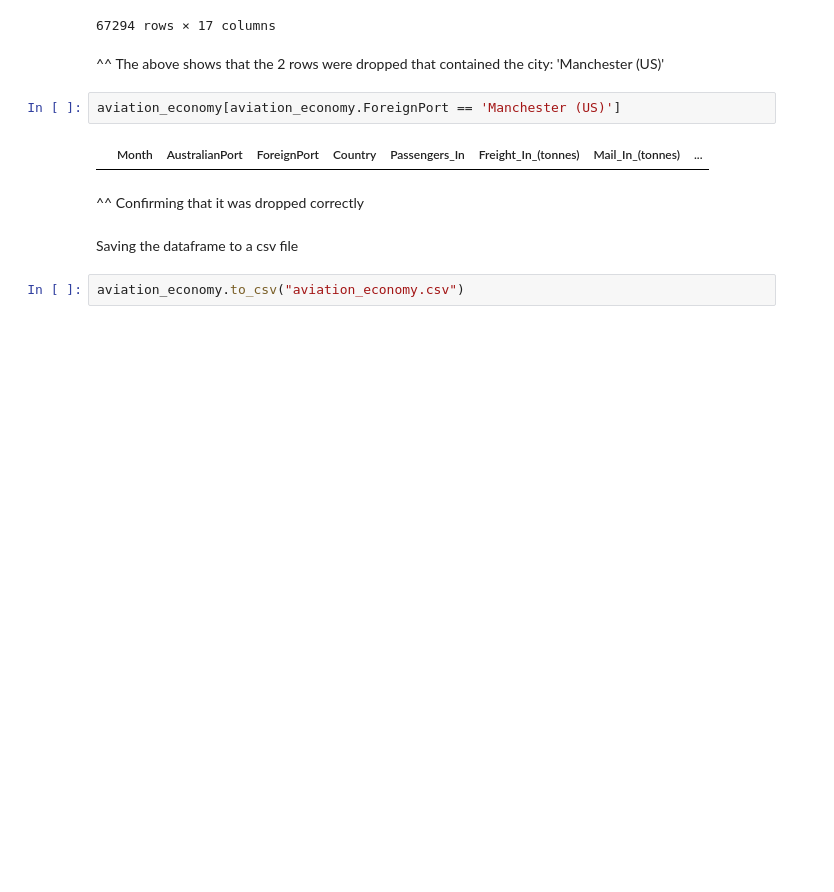
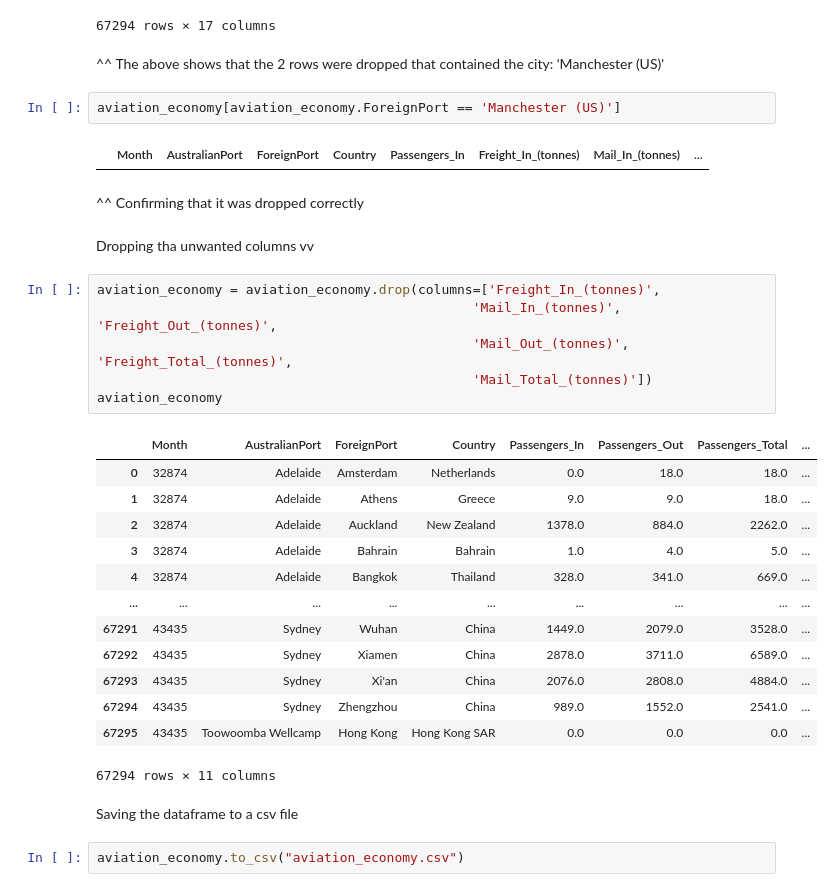
Before and after one commit to RobOrt17/australian_aviation_and_economy, a Jupyter notebook: aviation_and_economy.ipynb, the cells around one changed output. Saved outputs shown, nothing was run; the diff lists cells and outputs as text; blank space fills up the shorter version.

```diff
--- a/aviation_and_economy.ipynb
+++ b/aviation_and_economy.ipynb
@@ -345,6 +345,28 @@ aviation_economy[aviation_economy.ForeignPort == 'Manchester (US)']
 |  | Month | AustralianPort | ForeignPort | Country | Passengers_In | Freight_In_(tonnes) | Mail_In_(tonnes) | ... |
 # %% [markdown]
 ^^ Confirming that it was dropped correctly
+# %% [markdown]
+Dropping tha unwanted columns vv
+# %%
+aviation_economy = aviation_economy.drop(columns=['Freight_In_(tonnes)',
+                                                'Mail_In_(tonnes)', 'Freight_Out_(tonnes)',
+                                                'Mail_Out_(tonnes)', 'Freight_Total_(tonnes)',
+                                                'Mail_Total_(tonnes)'])
+aviation_economy
+# %% [output]
+|  | Month | AustralianPort | ForeignPort | Country | Passengers_In | Passengers_Out | Passengers_Total | ... |
+| 0 | 32874 | Adelaide | Amsterdam | Netherlands | 0.0 | 18.0 | 18.0 | ... |
+| 1 | 32874 | Adelaide | Athens | Greece | 9.0 | 9.0 | 18.0 | ... |
+| 2 | 32874 | Adelaide | Auckland | New Zealand | 1378.0 | 884.0 | 2262.0 | ... |
+| 3 | 32874 | Adelaide | Bahrain | Bahrain | 1.0 | 4.0 | 5.0 | ... |
+| 4 | 32874 | Adelaide | Bangkok | Thailand | 328.0 | 341.0 | 669.0 | ... |
+| ... | ... | ... | ... | ... | ... | ... | ... | ... |
+| 67291 | 43435 | Sydney | Wuhan | China | 1449.0 | 2079.0 | 3528.0 | ... |
+| 67292 | 43435 | Sydney | Xiamen | China | 2878.0 | 3711.0 | 6589.0 | ... |
+| 67293 | 43435 | Sydney | Xi'an | China | 2076.0 | 2808.0 | 4884.0 | ... |
+| 67294 | 43435 | Sydney | Zhengzhou | China | 989.0 | 1552.0 | 2541.0 | ... |
+| 67295 | 43435 | Toowoomba Wellcamp | Hong Kong | Hong Kong SAR | 0.0 | 0.0 | 0.0 | ... |
+67294 rows × 11 columns
 # %% [markdown]
 Saving the dataframe to a csv file
 # %%
```
Also changed, not shown: parts of 1 cell of this notebook, 13 other files.
